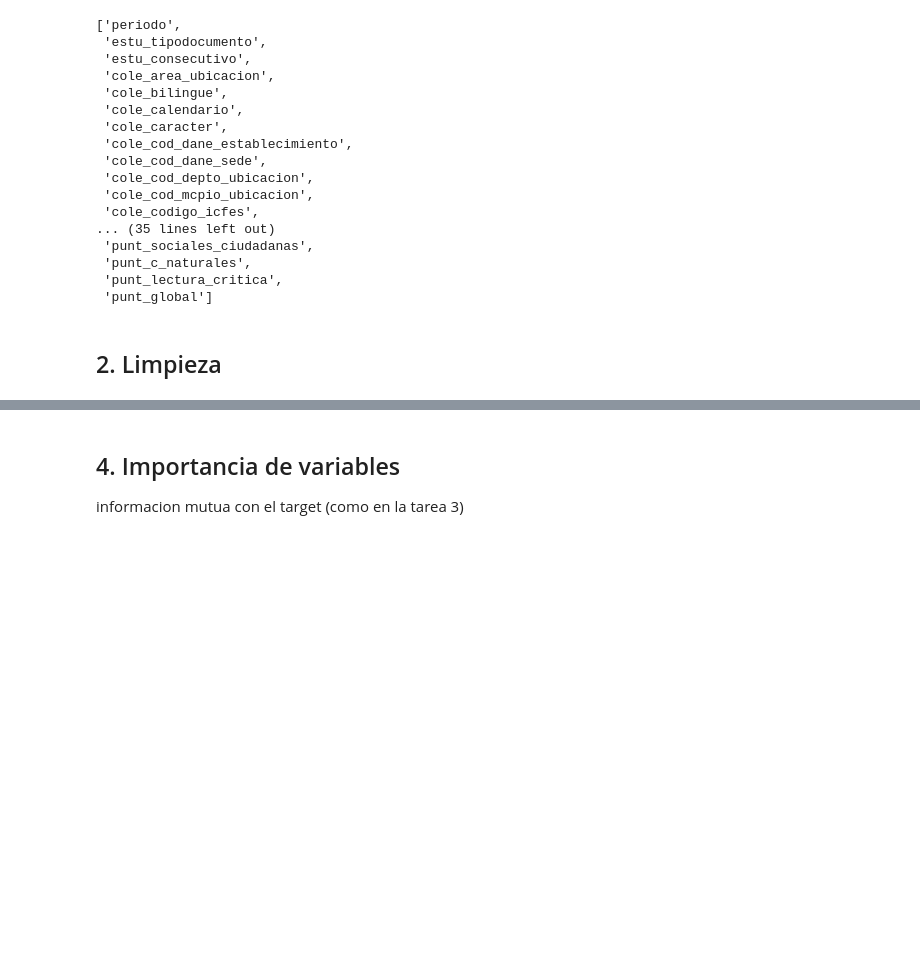
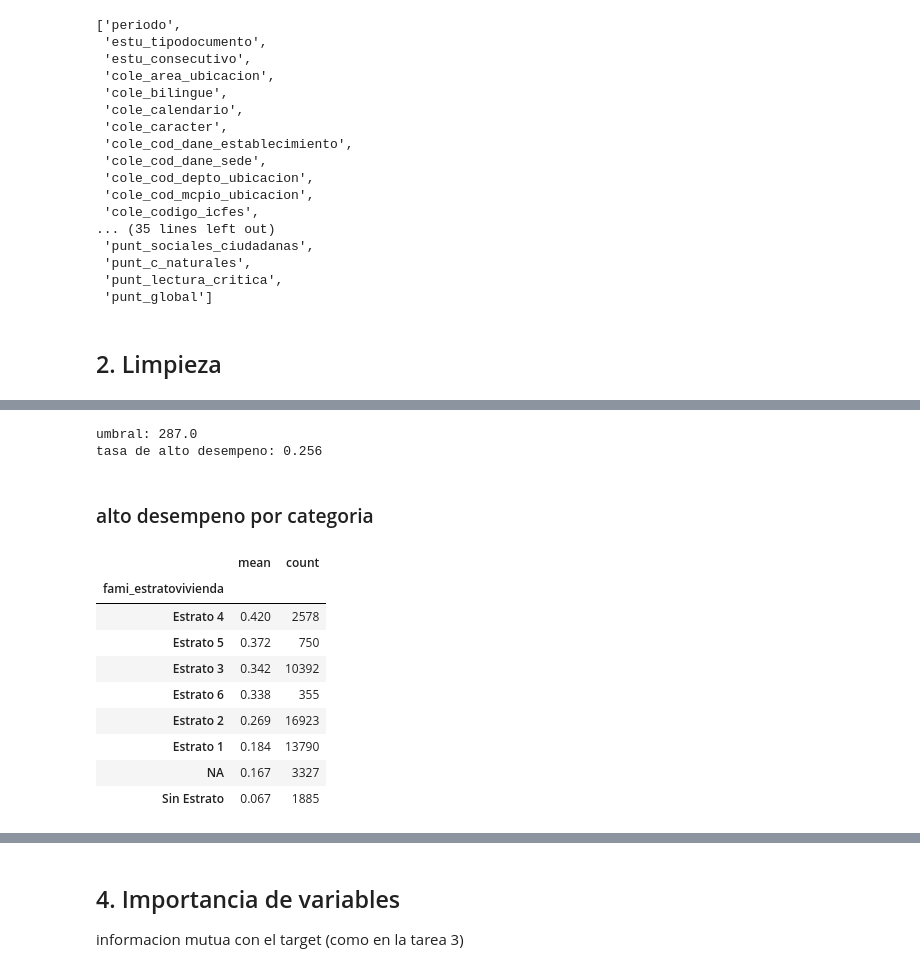
Before and after one commit to laura56599/Machine_Learning_Zoomcamp2026, a Jupyter notebook: saber11-midterm/notebook.ipynb, the cells around one changed output, grey strips where cells are left out. Saved outputs shown, nothing was run; the diff lists cells and outputs as text; code cells hidden in the pictures; blank space fills up the shorter version.

```diff
--- a/saber11-midterm/notebook.ipynb
+++ b/saber11-midterm/notebook.ipynb
@@ -103,0 +142,30 @@ Name: punt_global, dtype: float64
+# %%
+umbral = df['punt_global'].quantile(0.75)
+df['alto_desempeno'] = (df['punt_global'] >= umbral).astype(int)
+
+print('umbral:', umbral)
+print('tasa de alto desempeno:', round(df['alto_desempeno'].mean(), 3))
+# %% [output]
+umbral: 287.0
+tasa de alto desempeno: 0.256
+# %% [markdown]
+### alto desempeno por categoria
+# %%
+def tasa_por(col):
+    return (df.groupby(col)['alto_desempeno']
+              .agg(['mean', 'count'])
+              .sort_values('mean', ascending=False)
+              .round(3))
+
+tasa_por('fami_estratovivienda') if 'fami_estratovivienda' in df.columns else None
+# %% [output]
+|  | mean | count |
+| fami_estratovivienda |  |  |
+| Estrato 4 | 0.420 | 2578 |
+| Estrato 5 | 0.372 | 750 |
+| Estrato 3 | 0.342 | 10392 |
+| Estrato 6 | 0.338 | 355 |
+| Estrato 2 | 0.269 | 16923 |
+| Estrato 1 | 0.184 | 13790 |
+| NA | 0.167 | 3327 |
+| Sin Estrato | 0.067 | 1885 |
```
Also changed, not shown: parts of 40 cells of this notebook, 3 other files.
